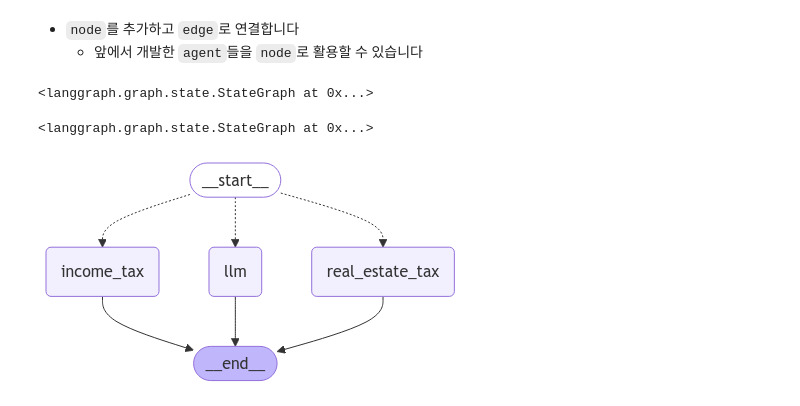
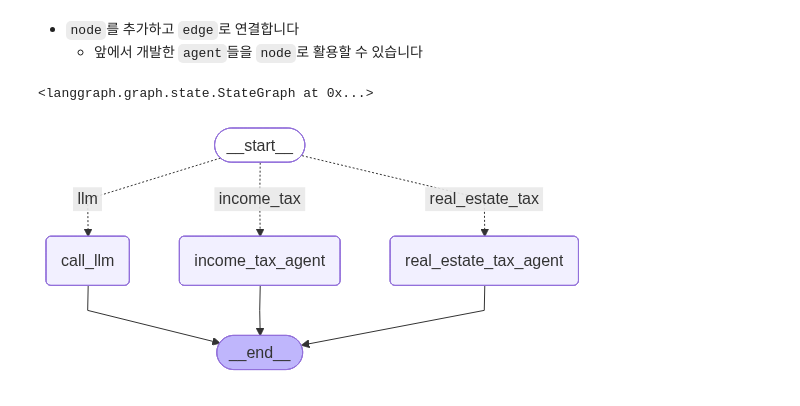
Before and after one commit to a1ljmook/inflearn-langgraph-agent, a Jupyter notebook: 2.8 Multi-Agent 시스템과 RouteLLM.ipynb, the cells around one changed output. Saved outputs shown, nothing was run; the diff lists cells and outputs as text; code cells hidden in the pictures.

Commit message:
2.8 Multi-Agent 시스템과 RouteLLM_복습 - start~

```diff
--- a/2.8 Multi-Agent 시스템과 RouteLLM.ipynb
+++ b/2.8 Multi-Agent 시스템과 RouteLLM.ipynb
@@ -23,5 +16,5 @@ small_llm = AzureChatOpenAI(
 # %%
-from typing_extensions import TypedDict
+from typing import TypedDict
 from langgraph.graph import StateGraph
 
 class AgentState(TypedDict):
@@ -29,4 +22,4 @@ class AgentState(TypedDict):
     context: list
     answer: str
 
-graph_builder = StateGraph(AgentState)
+workflow = StateGraph(AgentState)
@@ -73,46 +60,35 @@ def router(state: AgentState) -> Literal['income_tax', 'real_estate_tax', 'llm']
 # %%
-from langchain_core.output_parsers import StrOutputParser
-
 def call_llm(state: AgentState) -> AgentState:
     """
     주어진 state에서 쿼리를 LLM에 전달하여 응답을 얻습니다.
-
     Args:
         state (AgentState): 현재 에이전트의 state를 나타내는 객체입니다.
-
     Returns:
         AgentState: 'answer' 키를 포함하는 새로운 state를 반환합니다.
     """
-    query = state['query']
-    llm_chain = small_llm | StrOutputParser()
-    llm_answer = llm_chain.invoke(query)
-    return {'answer': llm_answer}
+    print("call_llm")
+    query = state["query"]
+    response = llm_qwen25c.invoke(query)
+    return {"answer": response.content}
 # %% [markdown]
 - `node`를 추가하고 `edge`로 연결합니다
     - 앞에서 개발한 `agent`들을 `node`로 활용할 수 있습니다
-# %%
-from income_tax_graph import graph as income_tax_agent
-from real_estate_tax_graph import graph as real_estate_tax_agent
-
-graph_builder.add_node('income_tax', income_tax_agent)
-graph_builder.add_node('real_estate_tax', real_estate_tax_agent)
-graph_builder.add_node('llm', call_llm)
-# %% [output]
-<langgraph.graph.state.StateGraph at 0x...>
 # %%
+from income_tax_graph_self_RAG import graph as income_tax_agent
+from real_estate_tax_graph_parallel import graph as real_estate_tax_agent
 from langgraph.graph import START, END
 
-graph_builder.add_conditional_edges(
-    START,
-    router,
-    {
-        'income_tax': 'income_tax',
-        'real_estate_tax': 'real_estate_tax',
-        'llm': 'llm'
-    }
-)
-graph_builder.add_edge('income_tax', END)
-graph_builder.add_edge('real_estate_tax', END)
-graph_builder.add_edge('llm', END)
+workflow.add_node("income_tax_agent", income_tax_agent)
+workflow.add_node("real_estate_tax_agent", real_estate_tax_agent)
+workflow.add_node("call_llm", call_llm)
+
+workflow.add_conditional_edges(START, router, {
+    "income_tax": "income_tax_agent",
+    "real_estate_tax": "real_estate_tax_agent",
+    "llm": "call_llm"
+})
+workflow.add_edge("income_tax_agent", END)
+workflow.add_edge("real_estate_tax_agent", END)
+workflow.add_edge("call_llm", END)
 # %% [output]
 <langgraph.graph.state.StateGraph at 0x...>
@@ -121,7 +95,8 @@ graph = graph_builder.compile()
 # %%
-from IPython.display import Image, display
+from IPython.display import display, Image
 
+graph = workflow.compile()
 display(Image(graph.get_graph().draw_mermaid_png()))
 # %% [output]
-[figure, old version]
+[figure, new version]
 # %%
```
Also changed, not shown: parts of 13 cells of this notebook, 2 other files.
